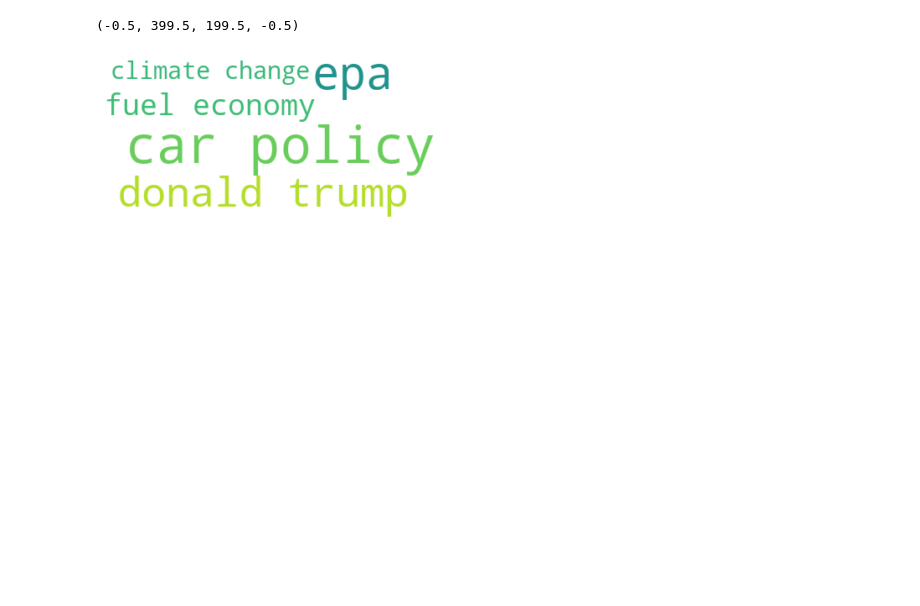
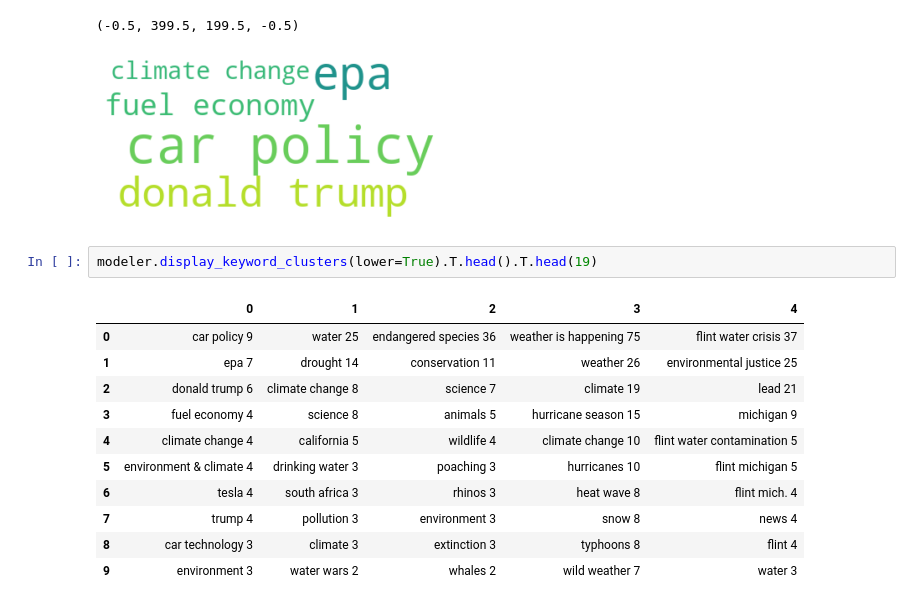
Before and after one commit to climatebrad/gndnews, a Jupyter notebook: newsifier.ipynb, the cells around one changed output. Drawn from its saved outputs; the diff is of its cells as text; blank space fills up the shorter version.

```diff
--- a/newsifier.ipynb
+++ b/newsifier.ipynb
@@ -97,3 +97,17 @@ plt.axis("off")
 # %% [output]
 (-0.5, 399.5, 199.5, -0.5)
 [figure]
+# %%
+modeler.display_keyword_clusters(lower=True).T.head().T.head(19)
+# %% [output]
+|  | 0 | 1 | 2 | 3 | 4 |
+| 0 | car policy 9 | water 25 | endangered species 36 | weather is happening 75 | flint water crisis 37 |
+| 1 | epa 7 | drought 14 | conservation 11 | weather 26 | environmental justice 25 |
+| 2 | donald trump 6 | climate change 8 | science 7 | climate 19 | lead 21 |
+| 3 | fuel economy 4 | science 8 | animals 5 | hurricane season 15 | michigan 9 |
+| 4 | climate change 4 | california 5 | wildlife 4 | climate change 10 | flint water contamination 5 |
+| 5 | environment & climate 4 | drinking water 3 | poaching 3 | hurricanes 10 | flint michigan 5 |
+| 6 | tesla 4 | south africa 3 | rhinos 3 | heat wave 8 | flint mich. 4 |
+| 7 | trump 4 | pollution 3 | environment 3 | snow 8 | news 4 |
+| 8 | car technology 3 | climate 3 | extinction 3 | typhoons 8 | flint 4 |
+| 9 | environment 3 | water wars 2 | whales 2 | wild weather 7 | water 3 |
```
Also changed, not shown: parts of 1 cell of this notebook.
